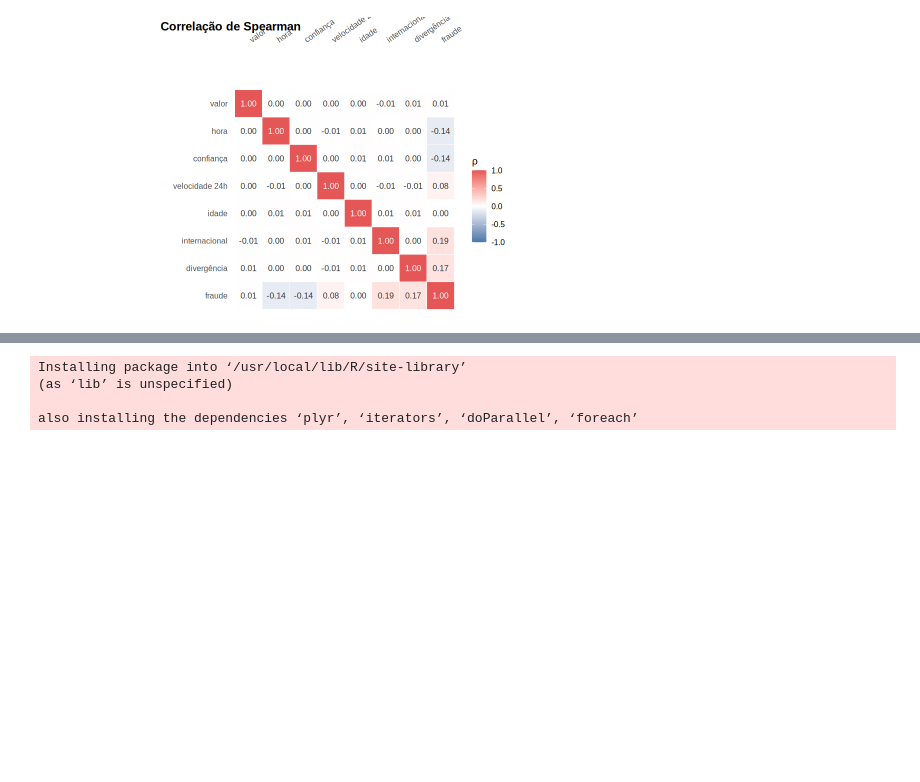
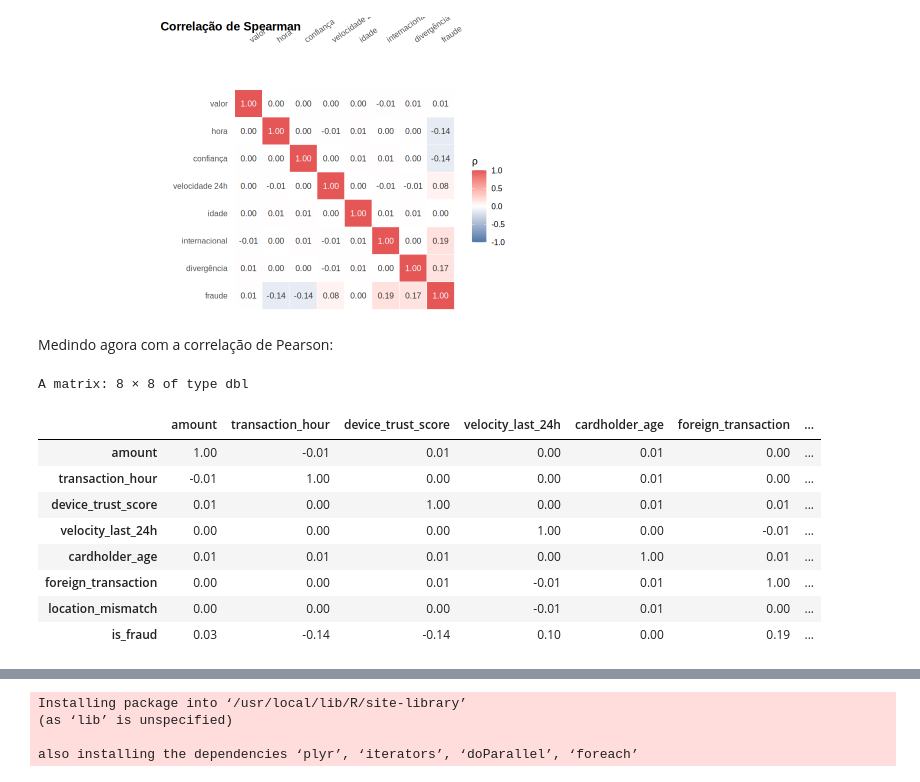
Before and after one commit to luiseduaardo/credit-card-fraud-detection, a Jupyter notebook: analysis.ipynb, the cells around one changed output, grey strips where cells are left out. Drawn from its saved outputs; the diff is of its cells as text; code cells hidden in the pictures; blank space fills up the shorter version.

```diff
--- a/analysis.ipynb
+++ b/analysis.ipynb
@@ -811,3 +810,24 @@ ggplot(cor_long, aes(x, y, fill = rho)) +
   labs(title = "Correlação de Spearman", x = NULL, y = NULL)
 # %% [output]
 [figure]
+# %% [markdown]
+Medindo agora com a correlação de Pearson:
+# %%
+matriz <- dados[, numericas]
+matriz$foreign_transaction <- as.integer(dados$foreign_transaction == "Sim")
+matriz$location_mismatch <- as.integer(dados$location_mismatch == "Sim")
+matriz$is_fraud <- as.integer(dados$is_fraud == "Fraude")
+
+correlacao_pearson <- cor(matriz, method = "pearson")
+round(correlacao_pearson, 2)
+# %% [output]
+A matrix: 8 × 8 of type dbl
+|  | amount | transaction_hour | device_trust_score | velocity_last_24h | cardholder_age | foreign_transaction | ... |
+| amount | 1.00 | -0.01 | 0.01 | 0.00 | 0.01 | 0.00 | ... |
+| transaction_hour | -0.01 | 1.00 | 0.00 | 0.00 | 0.01 | 0.00 | ... |
+| device_trust_score | 0.01 | 0.00 | 1.00 | 0.00 | 0.01 | 0.01 | ... |
+| velocity_last_24h | 0.00 | 0.00 | 0.00 | 1.00 | 0.00 | -0.01 | ... |
+| cardholder_age | 0.01 | 0.01 | 0.01 | 0.00 | 1.00 | 0.01 | ... |
+| foreign_transaction | 0.00 | 0.00 | 0.01 | -0.01 | 0.01 | 1.00 | ... |
+| location_mismatch | 0.00 | 0.00 | 0.00 | -0.01 | 0.01 | 0.00 | ... |
+| is_fraud | 0.03 | -0.14 | -0.14 | 0.10 | 0.00 | 0.19 | ... |
```
Also changed, not shown: parts of 26 cells of this notebook.
